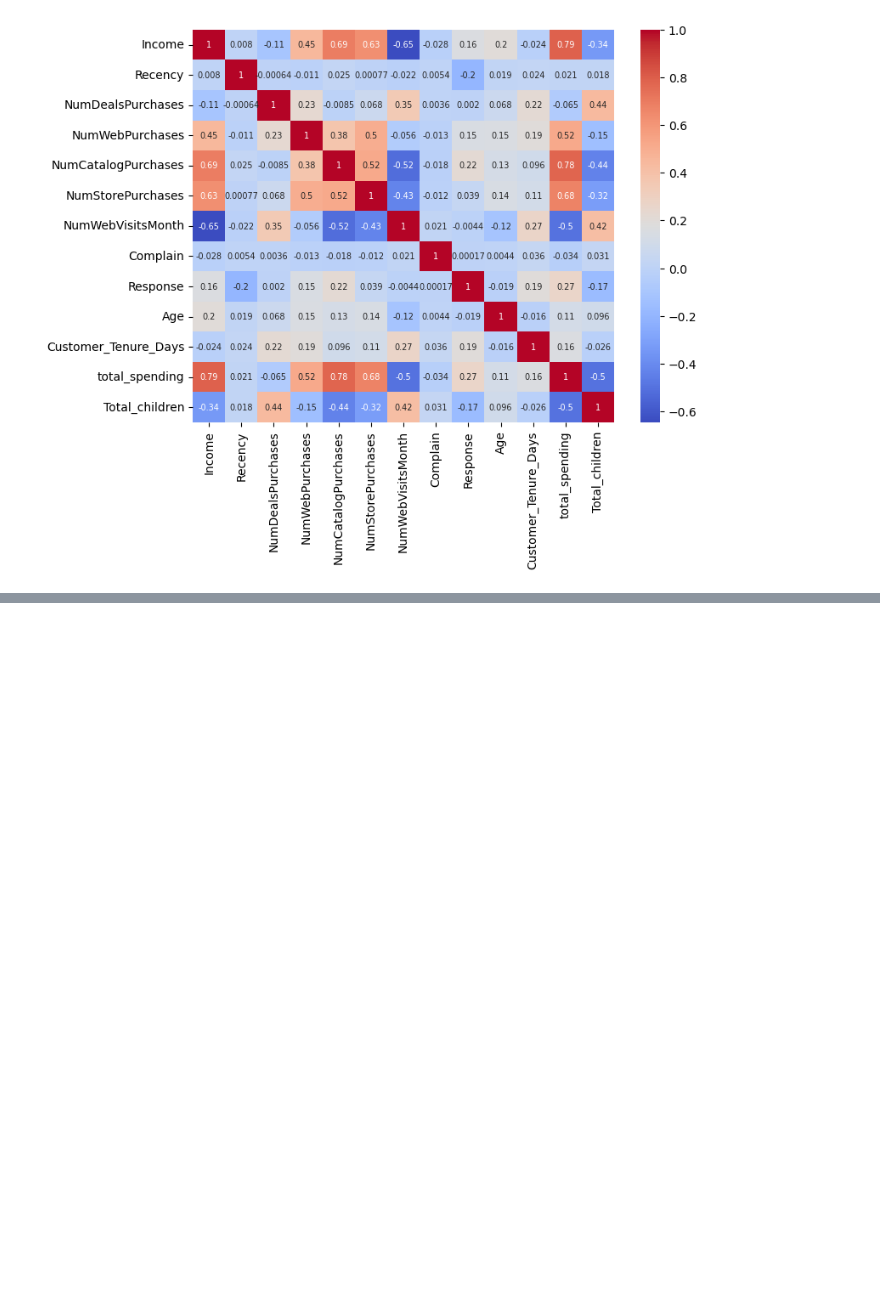
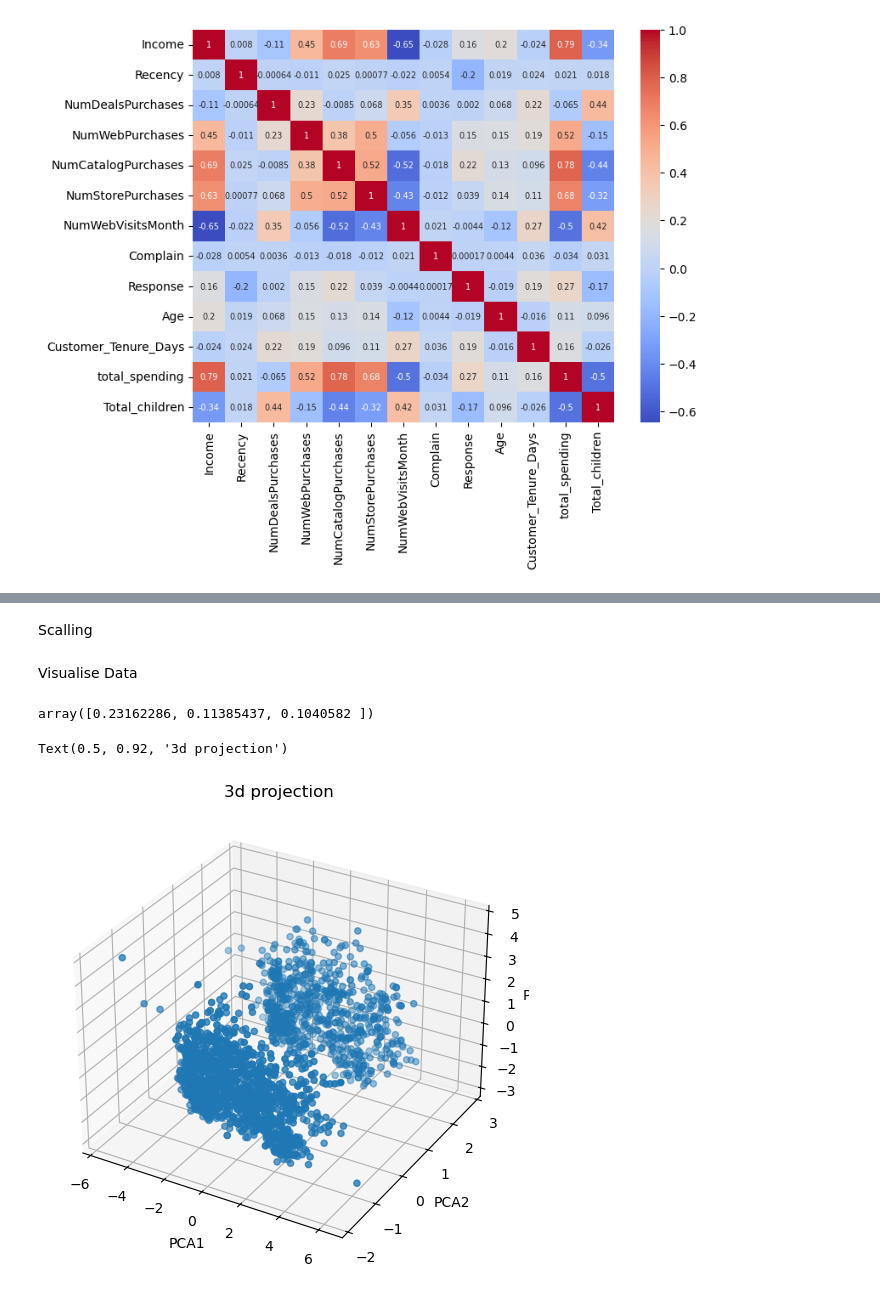
Before and after one commit to Moiz-a11/Micro_Projects, a Jupyter notebook: smartcart.ipynb, the cells around one changed output, grey strips where cells are left out. Saved outputs shown, nothing was run; the diff lists cells and outputs as text; code cells hidden in the pictures; blank space fills up the shorter version.

Commit message:
encoded scaled visualisation

```diff
--- a/smartcart.ipynb
+++ b/smartcart.ipynb
@@ -168,0 +176,11 @@ sns.heatmap(
+# %%
+df_cleaned = df_cleaned.reset_index(drop=True)
+
+enc_cols = ohe.fit_transform(df_cleaned[categorical_cols])
+
+enc_df = pd.DataFrame(
+    enc_cols.toarray(),
+    columns=ohe.get_feature_names_out(categorical_cols)
+)
+# %%
+df_encoded = pd.concat([df_cleaned.drop(columns=categorical_cols),enc_df], axis=1)
@@ -168,0 +196,32 @@ sns.heatmap(
+# %% [markdown]
+Scalling
+# %%
+from sklearn.preprocessing import StandardScaler
+X=df_encoded
+scaler = StandardScaler()
+X_scaled = scaler.fit_transform(X)
+# %% [markdown]
+Visualise Data
+# %%
+from  sklearn.decomposition import PCA
+pca = PCA(n_components=3)
+X_pca = pca.fit_transform(X_scaled)
+# %%
+pca.explained_variance_ratio_
+# %% [output]
+array([0.23162286, 0.11385437, 0.1040582 ])
+# %%
+# plot
+fig = plt.figure(figsize=(8,6))
+
+ax = fig.add_subplot(111, projection="3d")
+
+ax.scatter(X_pca[:, 0], X_pca[:, 1], X_pca[:, 2])
+
+ax.set_xlabel("PCA1")
+ax.set_ylabel("PCA2")
+ax.set_zlabel("PCA3")
+ax.set_title("3d projection")
+# %% [output]
+Text(0.5, 0.92, '3d projection')
+[figure, added]
```
Also changed, not shown: parts of 3 cells of this notebook.
